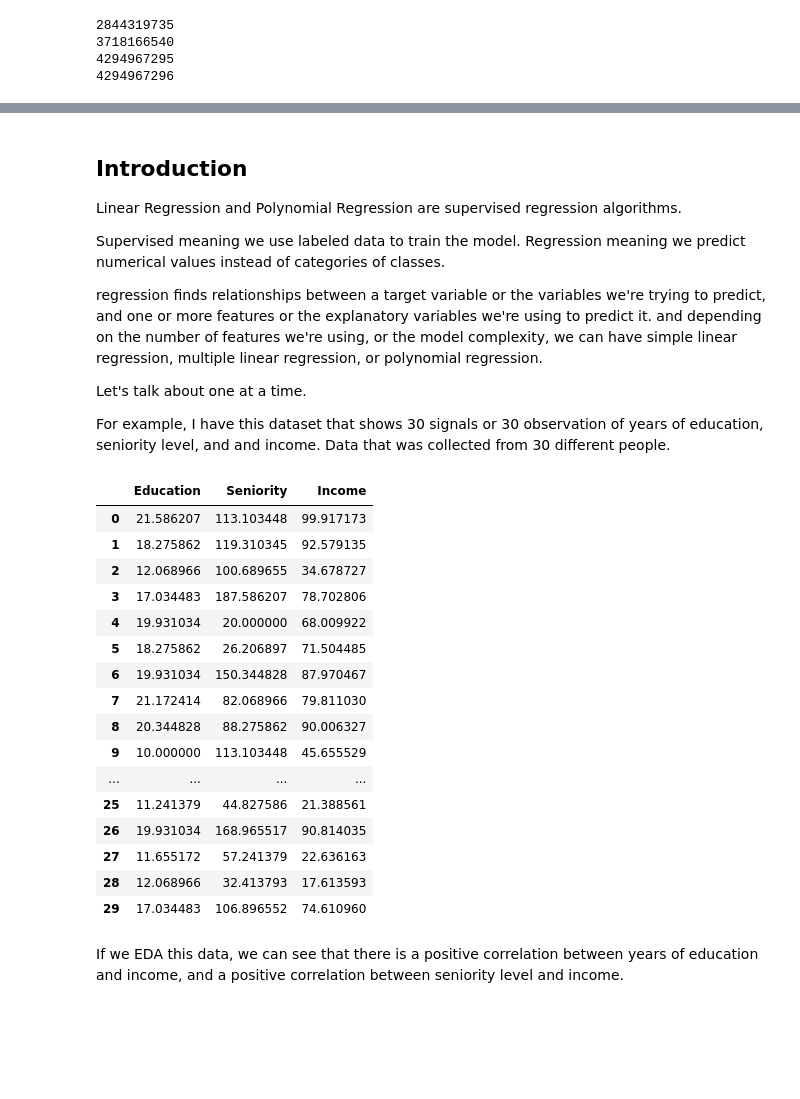
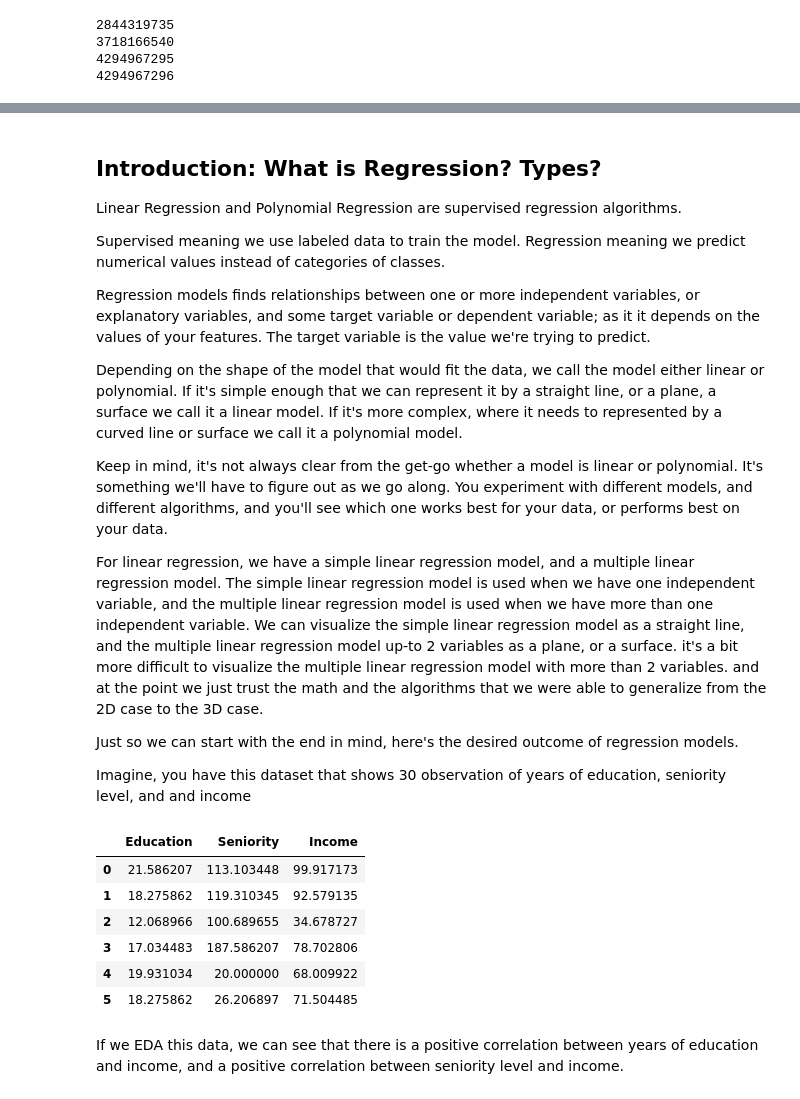
Before and after one commit to IT4063C/IT4063C.github.io, a Jupyter notebook: content/course-notes/9.ml-regression/transcript.ipynb, the cells around one changed output, grey strips where cells are left out. Drawn from its saved outputs; the diff is of its cells as text; code cells hidden in the pictures; blank space fills up the shorter version.

```diff
--- a/content/course-notes/9.ml-regression/transcript.ipynb
+++ b/content/course-notes/9.ml-regression/transcript.ipynb
@@ -109,40 +121,38 @@ Let's just get to it.
 # %% [markdown]
-## Introduction
+## Introduction: What is Regression? Types?
 Linear Regression and Polynomial Regression are supervised regression algorithms.
 
 Supervised meaning we use labeled data to train the model.
 Regression meaning we predict numerical values instead of categories of classes.
 
-regression finds relationships between a target variable or the variables we're trying to predict, and one or more features or the explanatory variables we're using to predict it.
-and depending on the number of features we're using, or the model complexity, we can have simple linear regression, multiple linear regression, or polynomial regression.
+Regression models finds relationships between one or more independent variables, or explanatory variables, and some target variable or dependent variable; as it it depends on the values of your features. The target variable is the value we're trying to predict.
 
-Let's talk about one at a time.
+Depending on the shape of the model that would fit the data, we call the model either linear or polynomial.
+If it's simple enough that we can represent it by a straight line, or a plane, a surface we call it a linear model. If it's more complex, where it needs to represented by a curved line or surface we call it a polynomial model.
 
-For example, I have this dataset that shows 30 signals or 30 observation of years of education, seniority level, and and income. Data that was collected from 30 different people.
+Keep in mind, it's not always clear from the get-go whether a model is linear or polynomial. It's something we'll have to figure out as we go along.
+You experiment with different models, and different algorithms, and you'll see which one works best for your data, or performs best on your data.
+
+For linear regression, we have a simple linear regression model, and a multiple linear regression model. The simple linear regression model is used when we have one independent variable, and the multiple linear regression model is used when we have more than one independent variable.
+We can visualize the simple linear regression model as a straight line, and the multiple linear regression model up-to 2 variables as a plane, or a surface. it's a bit more difficult to visualize the multiple linear regression model with more than 2 variables. and at the point we just trust the math and the algorithms that we were able to generalize from the 2D case to the 3D case.
+
+Just so we can start with the end in mind, here's the desired outcome of regression models.
+
+Imagine, you have this dataset that shows 30 observation of years of education, seniority level, and and income
 # %%
 # import csv file
 import pandas as pd
 
 income_df = pd.read_csv('data/income2.csv')
-income_df
+income_df.head(6)
 # %% [output]
 |  | Education | Seniority | Income |
 | 0 | 21.586207 | 113.103448 | 99.917173 |
 | 1 | 18.275862 | 119.310345 | 92.579135 |
 | 2 | 12.068966 | 100.689655 | 34.678727 |
 | 3 | 17.034483 | 187.586207 | 78.702806 |
 | 4 | 19.931034 | 20.000000 | 68.009922 |
 | 5 | 18.275862 | 26.206897 | 71.504485 |
-| 6 | 19.931034 | 150.344828 | 87.970467 |
-| 7 | 21.172414 | 82.068966 | 79.811030 |
-| 8 | 20.344828 | 88.275862 | 90.006327 |
-| 9 | 10.000000 | 113.103448 | 45.655529 |
-| ... | ... | ... | ... |
-| 25 | 11.241379 | 44.827586 | 21.388561 |
-| 26 | 19.931034 | 168.965517 | 90.814035 |
-| 27 | 11.655172 | 57.241379 | 22.636163 |
-| 28 | 12.068966 | 32.413793 | 17.613593 |
-| 29 | 17.034483 | 106.896552 | 74.610960 |
 # %% [markdown]
 If we EDA this data, we can see that there is a positive correlation between years of education and income, and a positive correlation between seniority level and income.
 # %%
```
Also changed, not shown: parts of 21 cells of this notebook, 11 other files.
